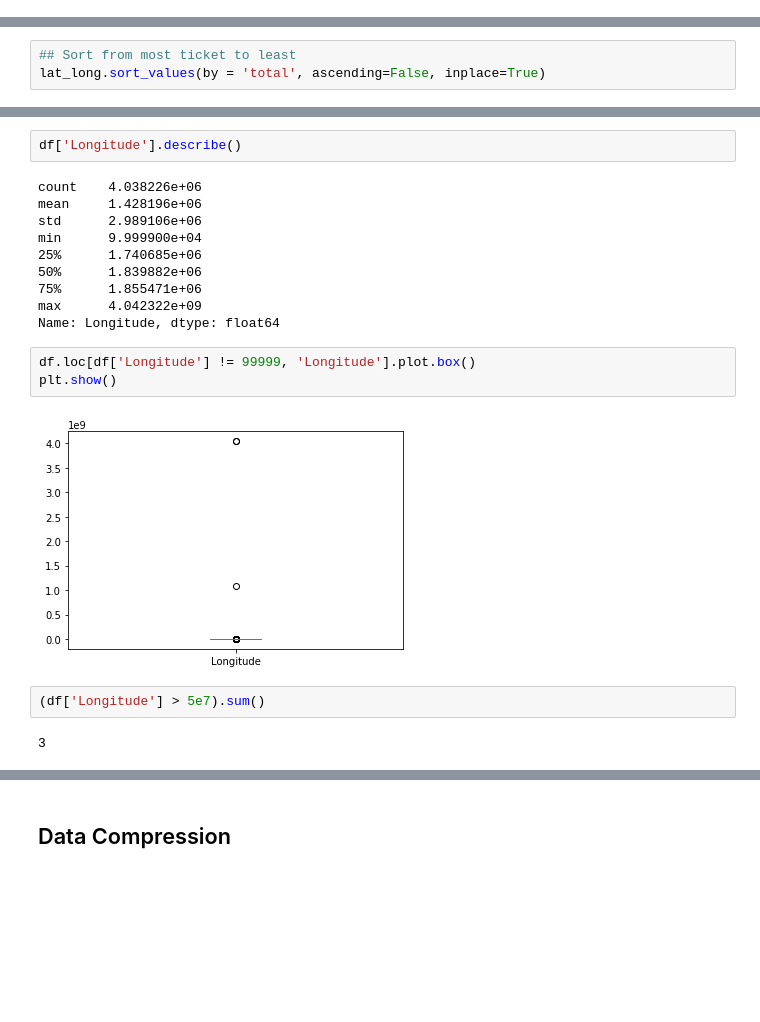
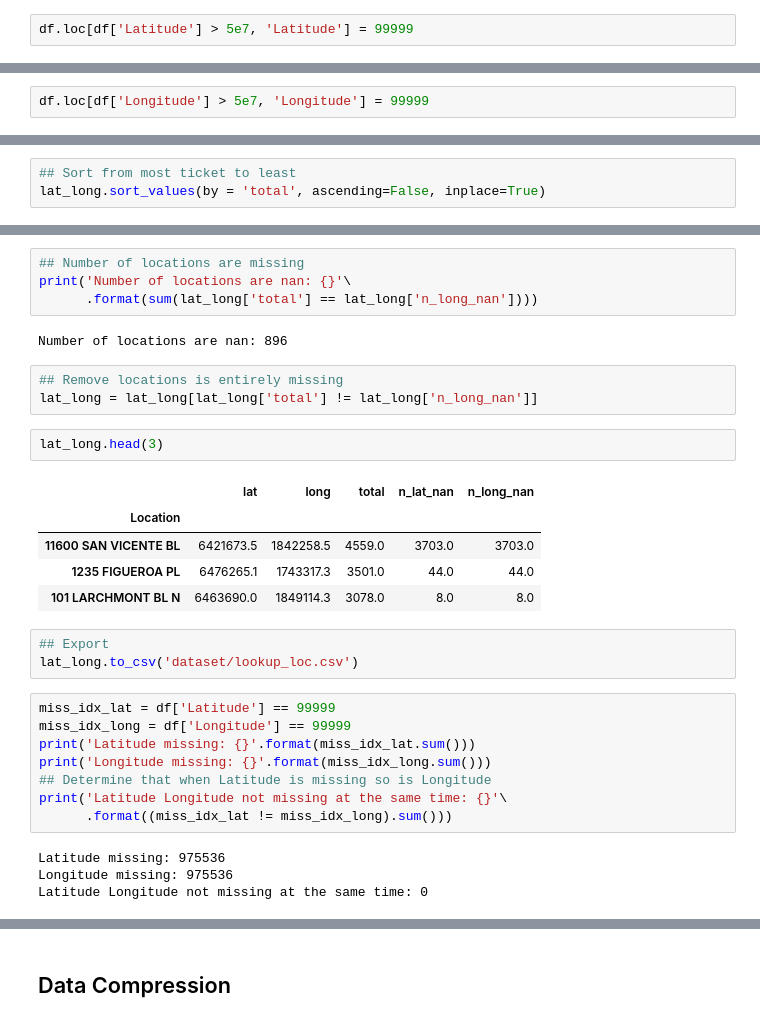
Before and after one commit to jachen36/2018_la_parking_citation, a Jupyter notebook: cleaning.ipynb, the cells around one changed output, grey strips where cells are left out. Saved outputs shown, nothing was run; the diff lists cells and outputs as text; blank space fills up the shorter version.

Commit message:
Working on replacing Lat and Long missing values. Lengthen name for car make

```diff
--- a/cleaning.ipynb
+++ b/cleaning.ipynb
@@ -1241,0 +1380,2 @@ I was not able to find information on route labels so I am not able to infer if
+# %%
+df.loc[df['Latitude'] > 5e7, 'Latitude'] = 99999
@@ -1242,3 +1409,5 @@ I was not able to find information on route labels so I am not able to infer if
+# %%
+df.loc[df['Longitude'] > 5e7, 'Longitude'] = 99999
 # %% [markdown]
 ## Location
 # %%
@@ -1490,21 +1550,32 @@ df['Longitude'].isna().sum()
-# %%
-df['Longitude'].describe()
-# %% [output]
-count    4.038226e+06
-mean     1.428196e+06
-std      2.989106e+06
-min      9.999900e+04
-25%      1.740685e+06
-50%      1.839882e+06
-75%      1.855471e+06
-max      4.042322e+09
-Name: Longitude, dtype: float64
-# %%
-df.loc[df['Longitude'] != 99999, 'Longitude'].plot.box()
-plt.show()
-# %% [output]
-[figure, removed]
-# %%
-(df['Longitude'] > 5e7).sum()
-# %% [output]
-3
+# %%
+## Number of locations are missing
+print('Number of locations are nan: {}'\
+      .format(sum(lat_long['total'] == lat_long['n_long_nan'])))
+# %% [output]
+Number of locations are nan: 896
+# %%
+## Remove locations is entirely missing
+lat_long = lat_long[lat_long['total'] != lat_long['n_long_nan']]
+# %%
+lat_long.head(3)
+# %% [output]
+|  | lat | long | total | n_lat_nan | n_long_nan |
+| Location |  |  |  |  |  |
+| 11600 SAN VICENTE BL | 6421673.5 | 1842258.5 | 4559.0 | 3703.0 | 3703.0 |
+| 1235 FIGUEROA PL | 6476265.1 | 1743317.3 | 3501.0 | 44.0 | 44.0 |
+| 101 LARCHMONT BL N | 6463690.0 | 1849114.3 | 3078.0 | 8.0 | 8.0 |
+# %%
+## Export
+lat_long.to_csv('dataset/lookup_loc.csv')
+# %%
+miss_idx_lat = df['Latitude'] == 99999
+miss_idx_long = df['Longitude'] == 99999
+print('Latitude missing: {}'.format(miss_idx_lat.sum()))
+print('Longitude missing: {}'.format(miss_idx_long.sum()))
+## Determine that when Latitude is missing so is Longitude
+print('Latitude Longitude not missing at the same time: {}'\
+      .format((miss_idx_lat != miss_idx_long).sum()))
+# %% [output]
+Latitude missing: 975536
+Longitude missing: 975536
+Latitude Longitude not missing at the same time: 0
```
Also changed, not shown: parts of 60 cells of this notebook, 2 other files.
